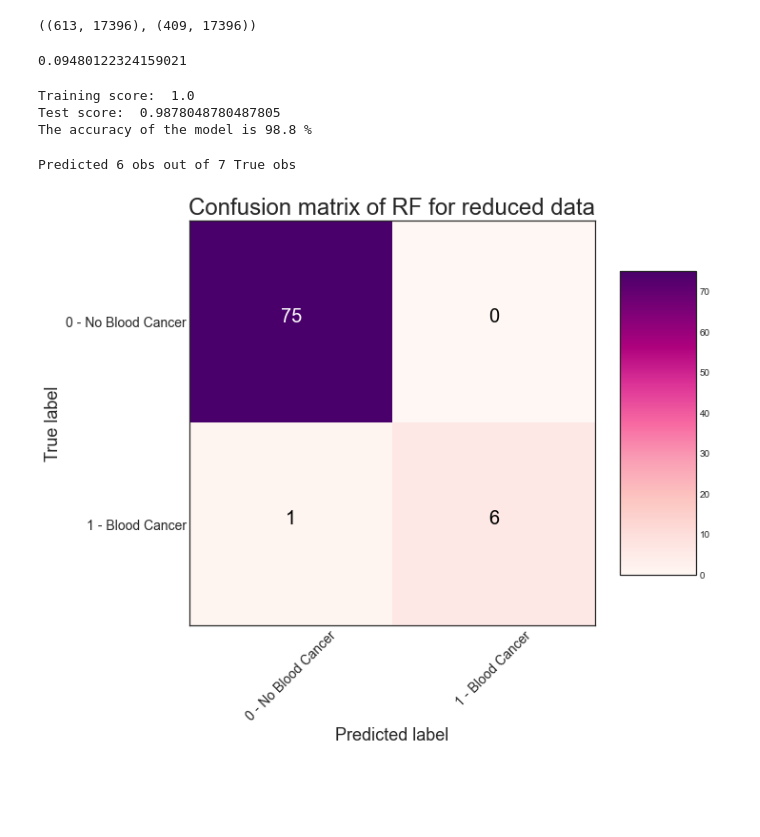
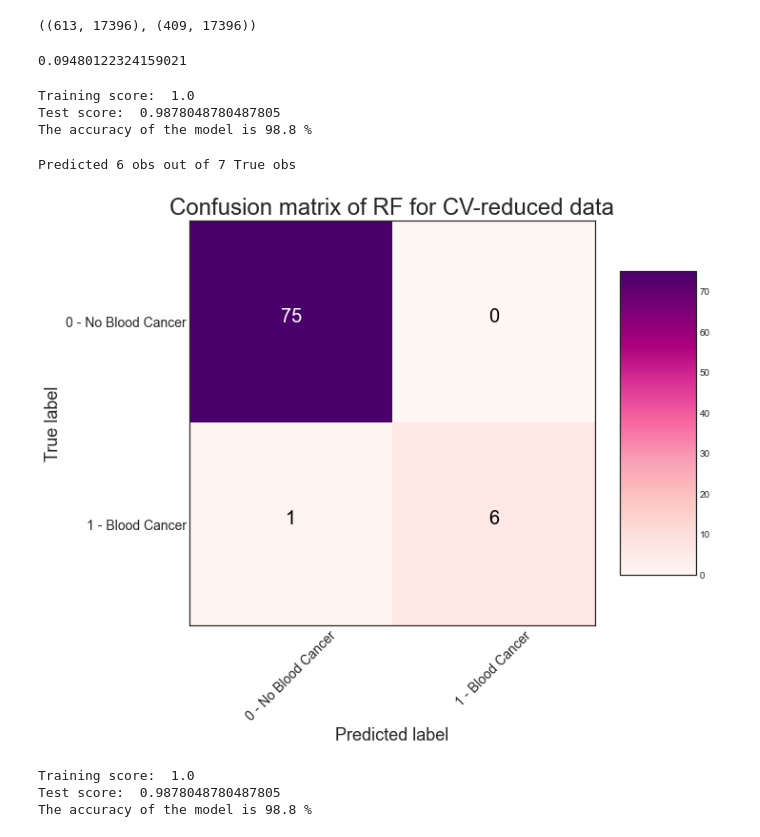
Before and after one commit to chiaraboetti/SML-project, a Jupyter notebook: model/blood/RF_blood.ipynb, the cells around one changed output. Saved outputs shown, nothing was run; the diff lists cells and outputs as text; code cells hidden in the pictures; blank space fills up the shorter version.

```diff
--- a/model/blood/RF_blood.ipynb
+++ b/model/blood/RF_blood.ipynb
@@ -630,12 +606,13 @@ count: 116  Name: XYLT2..64132. Rank: 1
 count: 117  Name: YAP1..10413. Rank: 1
 count: 118  Name: ZNHIT3..9326. Rank: 1
 # %%
-list_feat_impo = list(mfi.index)
+# feat_rankings = pd.read_csv("dataset/blood_boruta.csv")
+
+cv_feat_impo = list(mfi.index)
 
 count = 0
 bor_feat_impo = []
-for i in feat_rankings:
-    if i[2] == True:
-        bor_feat_impo.append(i[0])
-        count += 1
+for i in range(17393):
+    if feat_rankings.Support[i] == True:
+        bor_feat_impo.append(feat_rankings.Gene[i])
 # %%
@@ -708,6 +668,8 @@ blood_train[col].head()
 # %%
-blood_train[col].to_csv('dataset/blood_filt_train.csv')
-blood_test[col].to_csv('dataset/blood_filt_test.csv')
+col_cv = ['DepMap_ID'] + cv_feat_impo + ['label']
+
+blood_train[col_cv].to_csv('dataset/blood_filt_cv_train.csv')
+blood_test[col_cv].to_csv('dataset/blood_filt_cv_test.csv')
 # %%
 col_bor = ['DepMap_ID'] + bor_feat_impo + ['label']
 
@@ -730,13 +682,22 @@ y_test_bis = blood_test_bis['label']
-# %%
-sum(blood_train_bis.label == 1)/len(blood_train_bis)
-# %% [output]
-0.09480122324159021
 # %%
 rf_bis = RandomForestClassifier(random_state = 42, n_jobs = -1,
                     n_estimators = 500, # max_depth = 20,
                     # min_samples_split = 15, min_samples_leaf = 25,
                     class_weight = 'balanced_subsample',
                     bootstrap = True, oob_score = True)
+# %%
+# Cv-most important features
+blood_train_bis, blood_test_bis = train_test_split(second_split[col_cv], test_size = 0.2, random_state = 42)
+
+X_train_bis = blood_train_bis.drop(['DepMap_ID', 'label'], axis = 1)
+y_train_bis = blood_train_bis['label']
+
+X_test_bis = blood_test_bis.drop(['DepMap_ID', 'label'], axis = 1)
+y_test_bis = blood_test_bis['label']
+
+sum(blood_train_bis.label == 1)/len(blood_train_bis)
+# %% [output]
+0.09480122324159021
 # %%
 rf_bis.fit(X_train_bis, y_train_bis)
 print('Training score: ', rf_bis.score(X_train_bis, y_train_bis))
@@ -751,11 +712,11 @@ The accuracy of the model is 98.8 %
 # %%
 print(f'Predicted {y_pred_bis.sum()} obs out of {y_test_bis.sum()} True obs')
 
 cm = confusion_matrix(y_test_bis, y_pred_bis)
 plot_confusion_matrix(cm, classes = ['0 - No Blood Cancer', '1 - Blood Cancer'],
-                title = 'Confusion matrix of RF for reduced data', cmap = plt.cm.RdPu)
+                title = 'Confusion matrix of RF for CV-reduced data', cmap = plt.cm.RdPu)
 
 # Very good result since smaller dataset, still inbalaced class and no tuning parameter on the trees!
 # %% [output]
 Predicted 6 obs out of 7 True obs
-[figure, old version]
+[figure, new version]
@@ -761,0 +732,11 @@ Predicted 6 obs out of 7 True obs
+# %%
+rf_bis.fit(X_train_bis, y_train_bis)
+print('Training score: ', rf_bis.score(X_train_bis, y_train_bis))
+print('Test score: ', rf_bis.score(X_test_bis, y_test_bis))
+
+y_pred_bis = rf_bis.predict(X_test_bis)
+print(f'The accuracy of the model is {round(accuracy_score(y_test_bis, y_pred_bis), 3)*100} %')
+# %% [output]
+Training score:  1.0
+Test score:  0.9878048780487805
+The accuracy of the model is 98.8 %
```
Also changed, not shown: parts of 15 cells of this notebook.
